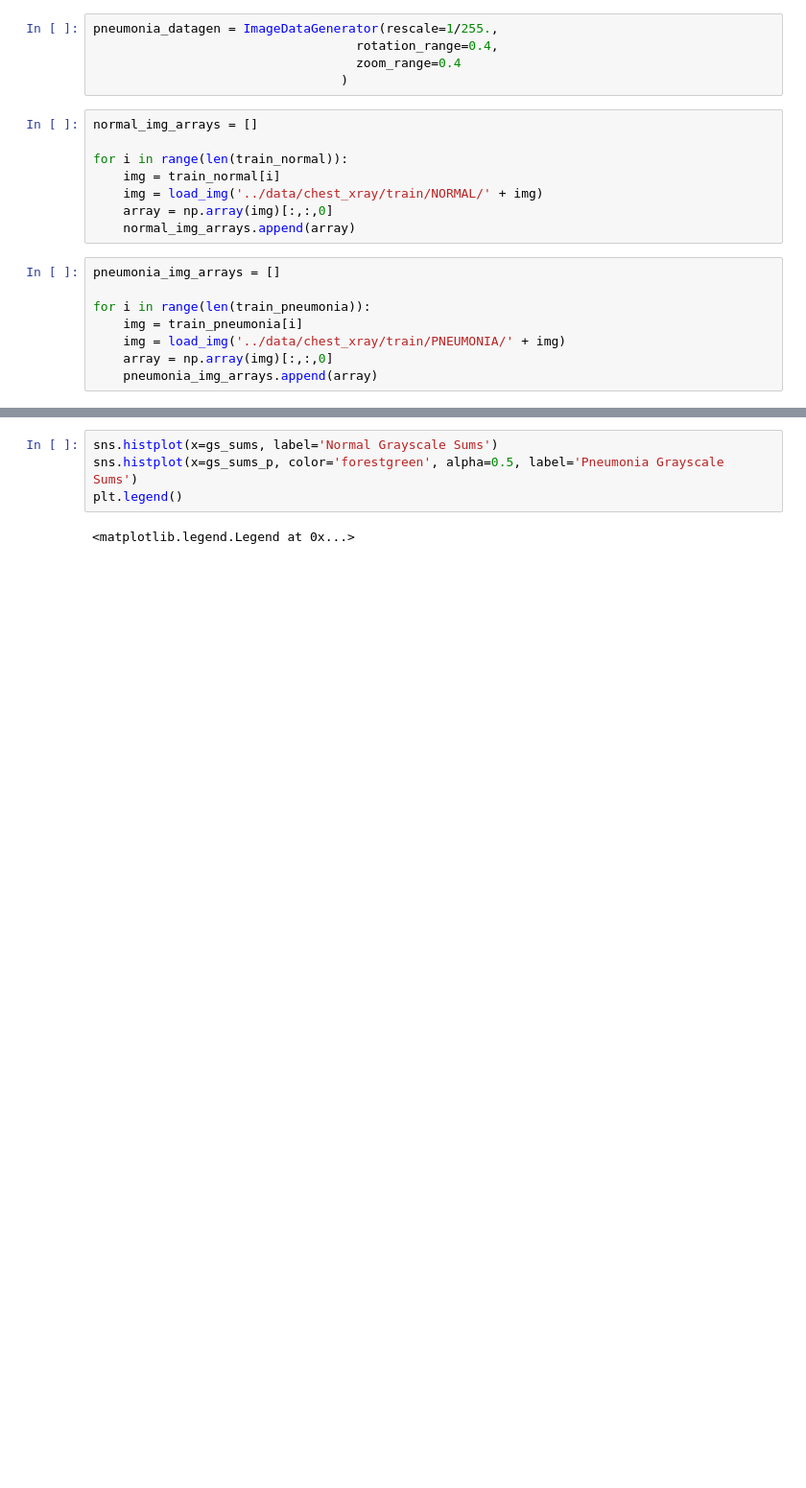
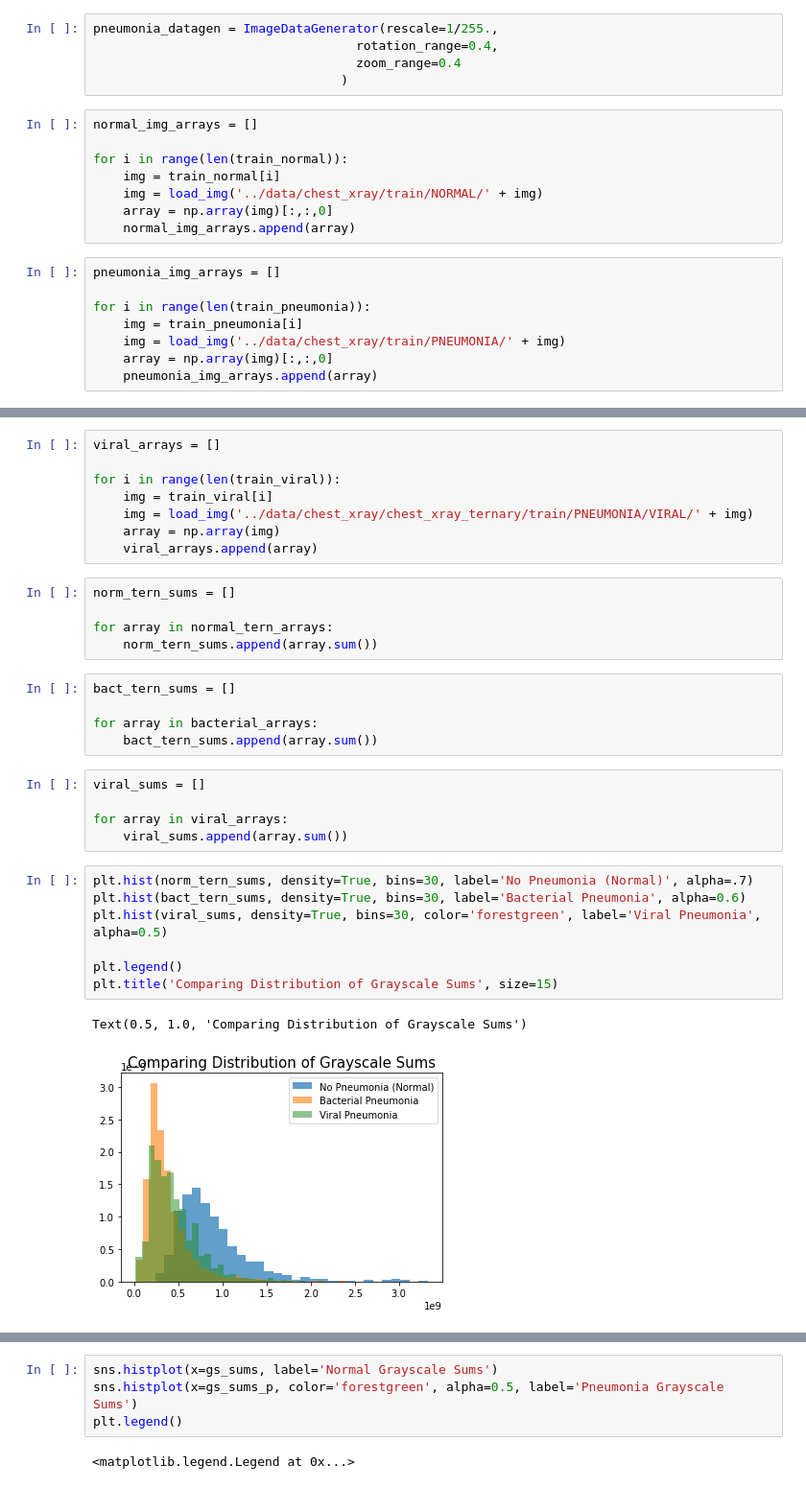
Before and after one commit to Luv2bnanook44/flatiron_phase4_project, a Jupyter notebook: notebooks/jamie_notebook.ipynb, the cells around one changed output, grey strips where cells are left out. Shown at 96% size. Drawn from its saved outputs; the diff is of its cells as text; blank space fills up the shorter version.

```diff
--- a/notebooks/jamie_notebook.ipynb
+++ b/notebooks/jamie_notebook.ipynb
@@ -174 +183,34 @@ True
+# %%
+viral_arrays = []
+
+for i in range(len(train_viral)):
+    img = train_viral[i]
+    img = load_img('../data/chest_xray/chest_xray_ternary/train/PNEUMONIA/VIRAL/' + img)
+    array = np.array(img)
+    viral_arrays.append(array)
+# %%
+norm_tern_sums = []
+
+for array in normal_tern_arrays:
+    norm_tern_sums.append(array.sum())
+# %%
+bact_tern_sums = []
+
+for array in bacterial_arrays:
+    bact_tern_sums.append(array.sum())
+# %%
+viral_sums = []
+
+for array in viral_arrays:
+    viral_sums.append(array.sum())
+# %%
+plt.hist(norm_tern_sums, density=True, bins=30, label='No Pneumonia (Normal)', alpha=.7)
+plt.hist(bact_tern_sums, density=True, bins=30, label='Bacterial Pneumonia', alpha=0.6)
+plt.hist(viral_sums, density=True, bins=30, color='forestgreen', label='Viral Pneumonia', alpha=0.5)
+
+plt.legend()
+plt.title('Comparing Distribution of Grayscale Sums', size=15)
+# %% [output]
+Text(0.5, 1.0, 'Comparing Distribution of Grayscale Sums')
+[figure, added]
 # %%
```
Also changed, not shown: parts of 8 cells of this notebook, 3 other files.
